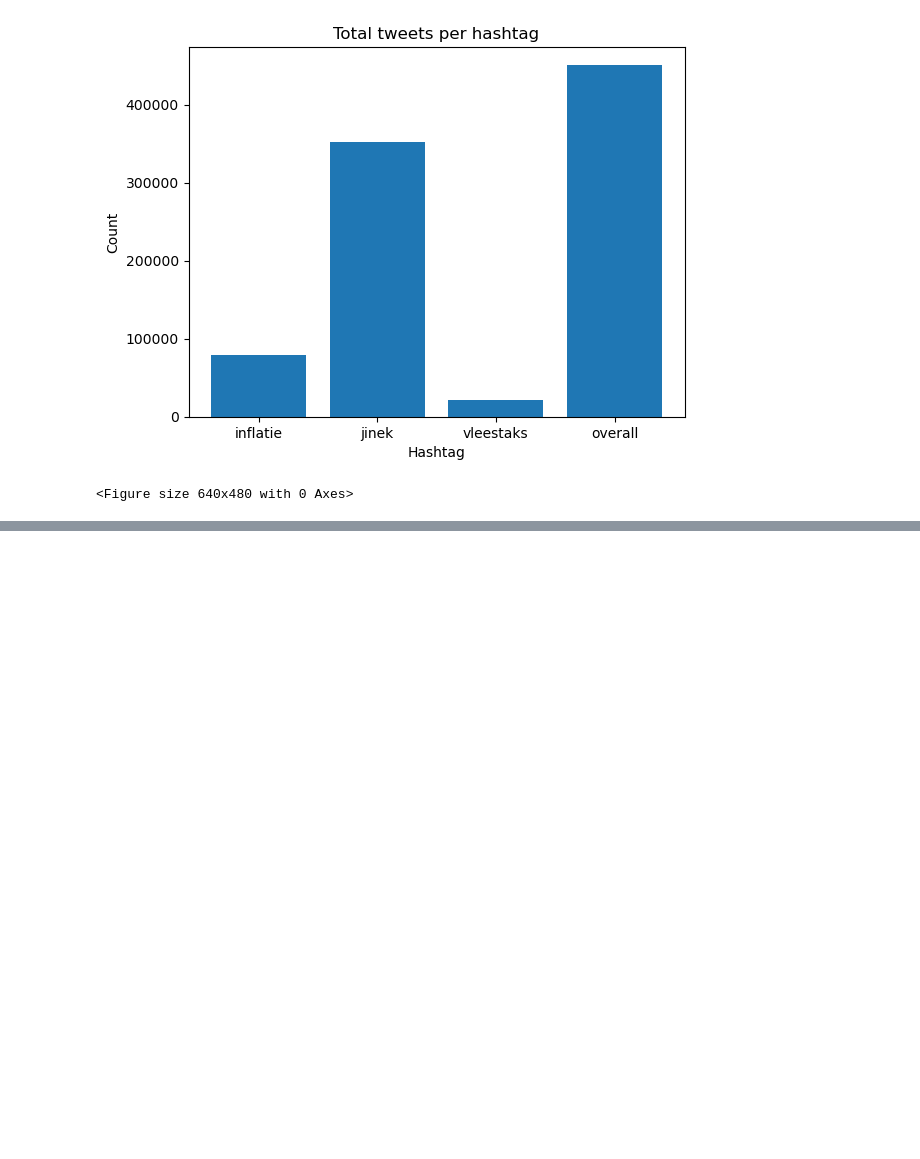
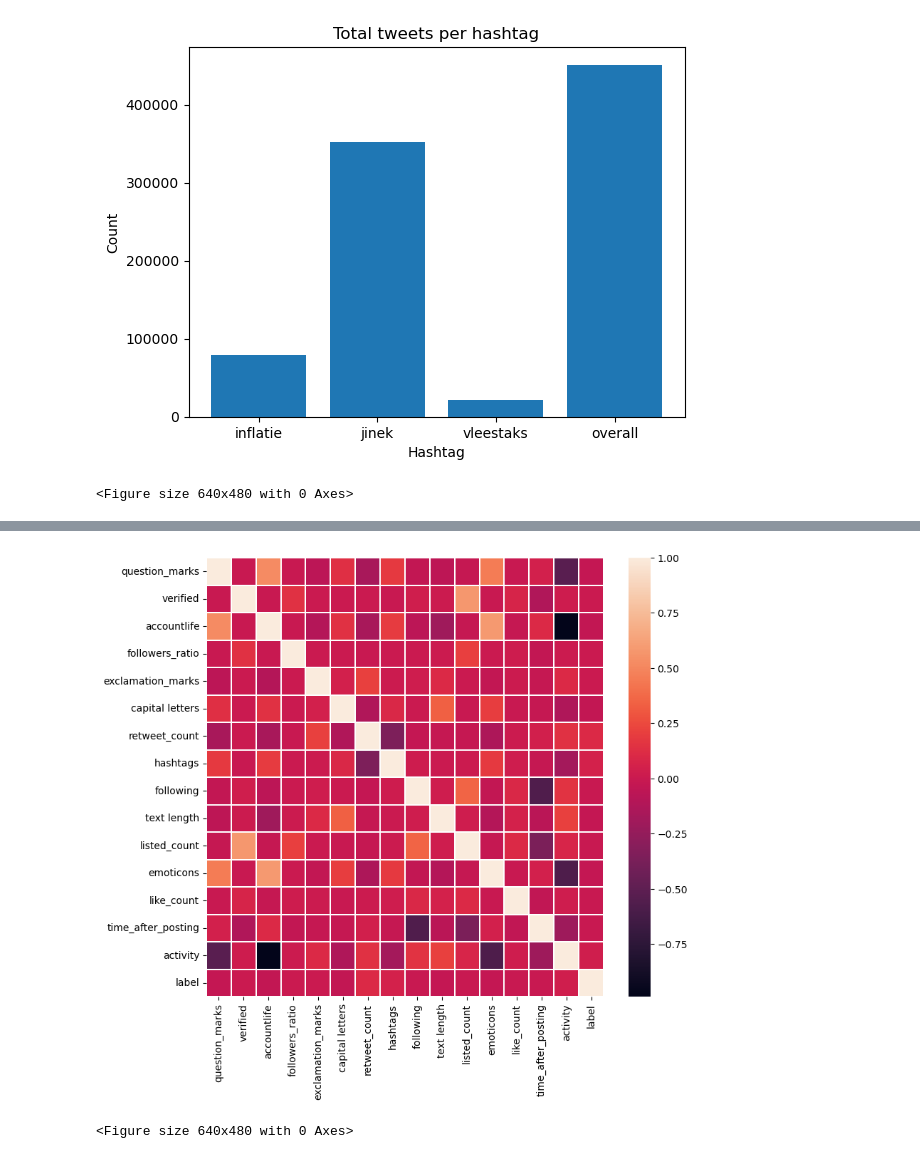
Before and after one commit to NickVanDerLinden/Rumour-Detection, a Jupyter notebook: Exploratory Data Analysis.ipynb, the cells around one changed output, grey strips where cells are left out. Cells and saved outputs as stored; diff of their text form; code cells hidden in the pictures; blank space fills up the shorter version.

Commit message:
Add correlation matrix code

```diff
--- a/Exploratory Data Analysis.ipynb
+++ b/Exploratory Data Analysis.ipynb
@@ -206,0 +225,11 @@ fig1.savefig("tweetsperhashtag.pdf")
+# %%
+corrmat = df.corr()
+
+f, ax = plt.subplots(figsize =(9, 8))
+sns.heatmap(corrmat, ax = ax, linewidths = 0.1)
+plt.show()
+plt.draw()
+f.savefig("#vleestaks-matrix.pdf",bbox_inches = 'tight')
+# %% [output]
+[figure, added]
+<Figure size 640x480 with 0 Axes>
```
Also changed, not shown: parts of 2 cells of this notebook.
